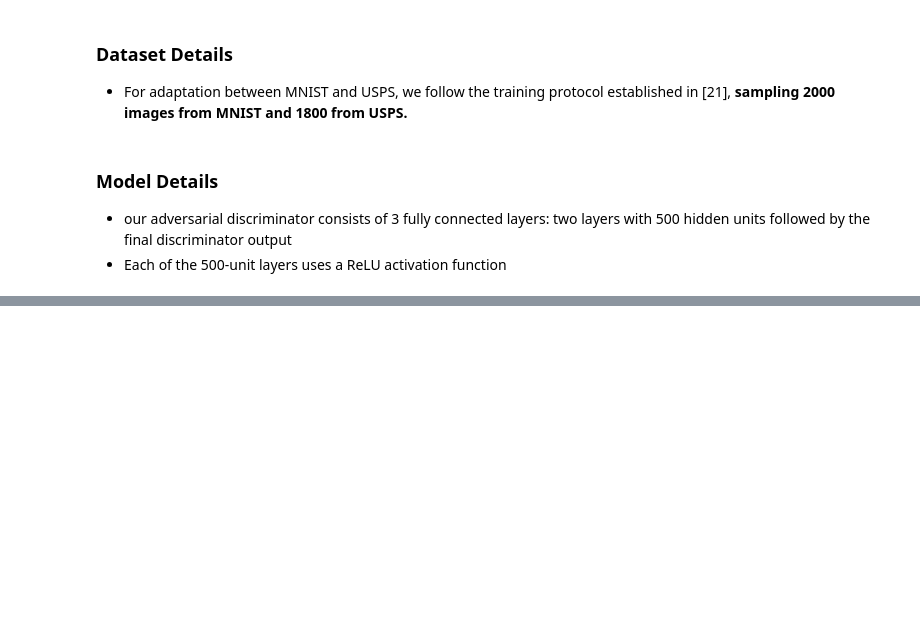
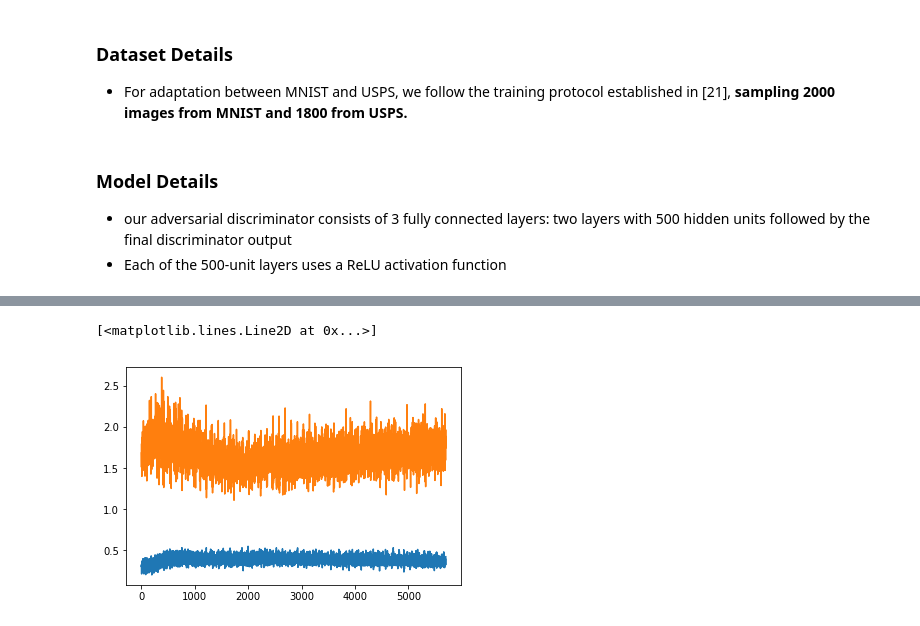
Before and after one commit to jaehwi0823/ADDA, a Jupyter notebook: adda_usps.ipynb, the cells around one changed output, grey strips where cells are left out. Saved outputs shown, nothing was run; the diff lists cells and outputs as text; code cells hidden in the pictures; blank space fills up the shorter version.

```diff
--- a/adda_usps.ipynb
+++ b/adda_usps.ipynb
@@ -204,4 +205,5 @@ tf.Tensor(0.967, shape=(), dtype=float32)
 critic = Critics()
 target_optimizer = tf.keras.optimizers.Adam(1e-4)
 discriminator_optimizer = tf.keras.optimizers.Adam(1e-4)
+cce = tf.keras.losses.SparseCategoricalCrossentropy()
 cross_entropy = tf.keras.losses.BinaryCrossentropy()
@@ -220,16 +213,17 @@ def train_others(img_src, img_tgt):
     # discriminator
     with tf.GradientTape() as disc_tape:
         source_ebd = source_encoder(img_src, training=False)
-        target_ebd = target_encoder(img_tgt, training=False)
+        target_ebd = target_encoder(img_tgt, training=True)
         concat_ebd = tf.concat([source_ebd, target_ebd], 0)
 
         concat_pred = critic(concat_ebd, training=True)
 
-        source_label = tf.ones_like(source_ebd)
-        target_label = tf.zeros_like(target_ebd)
+        source_label = tf.ones_like(source_ebd[:, 0])
+        target_label = tf.zeros_like(target_ebd[:, 0])
         concat_label = tf.concat([source_label, target_label], 0)
+#         tf.reshape(concat_label, (-1,1))
 
-        disc_loss = cross_entropy(concat_label, concat_pred)
+        disc_loss = cce(concat_label, concat_pred)
 
     disc_grads = disc_tape.gradient(disc_loss, critic.trainable_variables)
     discriminator_optimizer.apply_gradients(zip(disc_grads, critic.trainable_variables))
@@ -237,9 +231,12 @@ def train_others(img_src, img_tgt):
     with tf.GradientTape() as tgt_tape:
         target_ebd = target_encoder(img_tgt, training=True)
         target_pred = critic(target_ebd, training=False)
-        target_label = tf.ones_like(target_pred)
+        target_label = tf.ones_like(target_pred[:, 0])
+#         tf.reshape(target_label, (-1,1))
 
-        target_loss = cross_entropy(target_label, target_pred)
+        target_loss = cce(target_label, target_pred)
 
     target_grads = tgt_tape.gradient(target_loss, target_encoder.trainable_variables)
     target_optimizer.apply_gradients(zip(target_grads, target_encoder.trainable_variables))
+
+    return disc_loss, target_loss
@@ -247,0 +243,20 @@ train_others(mnist_X[:16], usps_X[:16])
+# %%
+source_sets = tf.data.Dataset.from_tensor_slices((mnist_X, mnist_y)).shuffle(buffer_size=mnist_X.shape[0]).batch(64)
+target_sets = tf.data.Dataset.from_tensor_slices((usps_X, usps_y)).shuffle(buffer_size=usps_X.shape[0]).batch(64)
+test_sets = tf.data.Dataset.from_tensor_slices((usps_X_, usps_y_)).shuffle(buffer_size=usps_X_.shape[0]).batch(64)
+# %%
+dll = []
+tll = []
+for epoch in range(50):
+    for (mx, my), (tx, ty) in zip(source_sets, target_sets):
+        dl, tl = train_others(mx, tx)
+        dll.append(dl.numpy())
+        tll.append(tl.numpy())
+
+    loss_avg = keras.metrics.Mean()
+    accuracy = keras.metrics.SparseCategoricalAccuracy()
+    for X, y in test_sets:
+        model_eval(target_encoder, X, y, loss_avg, accuracy)
+    print("Epoch:"+str(epoch), end=" => ")
+    print(loss_avg.result() , end=" | ")
+    print(accuracy.result())
@@ -247,0 +281,6 @@ train_others(mnist_X[:16], usps_X[:16])
+# %%
+plt.plot(dll)
+plt.plot(tll)
+# %% [output]
+[<matplotlib.lines.Line2D at 0x...>]
+[figure, added]
```
Also changed, not shown: parts of 11 cells of this notebook, 1 other file.
